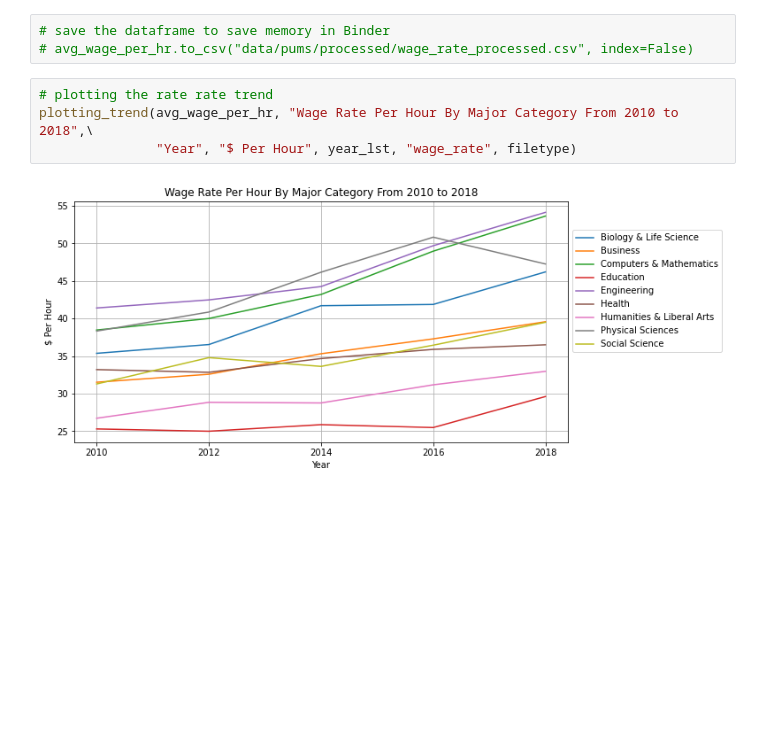
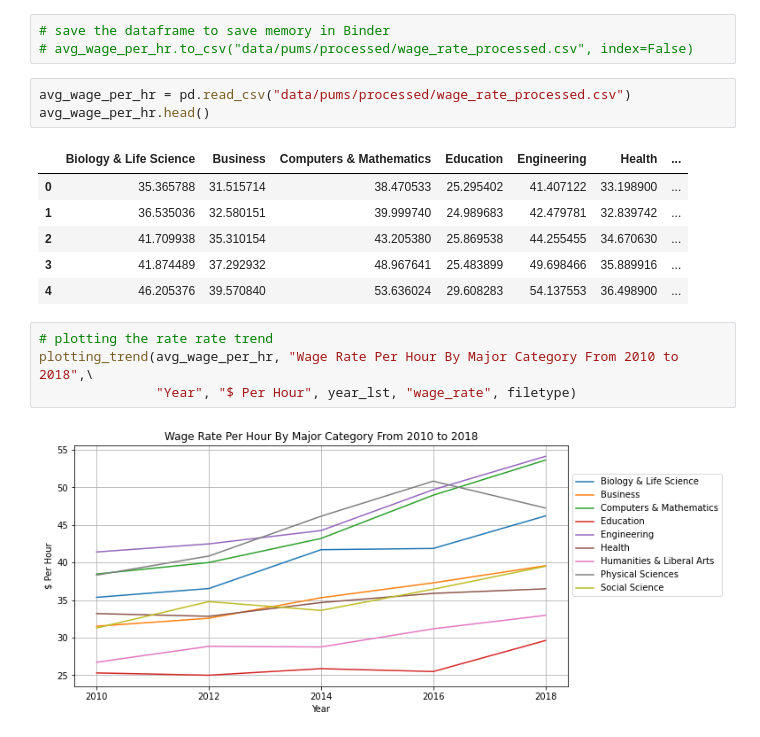
Before and after one commit to UCB-stat-159-s22/hw07-Group21, a Jupyter notebook: stephen-main.ipynb, the cells around one changed output. Cells and saved outputs as stored; diff of their text form; blank space fills up the shorter version.

```diff
--- a/stephen-main.ipynb
+++ b/stephen-main.ipynb
@@ -125,6 +135,16 @@ avg_wage_per_hr.head()
 # %%
 # save the dataframe to save memory in Binder
 # avg_wage_per_hr.to_csv("data/pums/processed/wage_rate_processed.csv", index=False)
+# %%
+avg_wage_per_hr = pd.read_csv("data/pums/processed/wage_rate_processed.csv")
+avg_wage_per_hr.head()
+# %% [output]
+|  | Biology & Life Science | Business | Computers & Mathematics | Education | Engineering | Health | ... |
+| 0 | 35.365788 | 31.515714 | 38.470533 | 25.295402 | 41.407122 | 33.198900 | ... |
+| 1 | 36.535036 | 32.580151 | 39.999740 | 24.989683 | 42.479781 | 32.839742 | ... |
+| 2 | 41.709938 | 35.310154 | 43.205380 | 25.869538 | 44.255455 | 34.670630 | ... |
+| 3 | 41.874489 | 37.292932 | 48.967641 | 25.483899 | 49.698466 | 35.889916 | ... |
+| 4 | 46.205376 | 39.570840 | 53.636024 | 29.608283 | 54.137553 | 36.498900 | ... |
 # %%
 # plotting the rate rate trend
 plotting_trend(avg_wage_per_hr, "Wage Rate Per Hour By Major Category From 2010 to 2018",\
```
Also changed, not shown: parts of 1 cell of this notebook.
